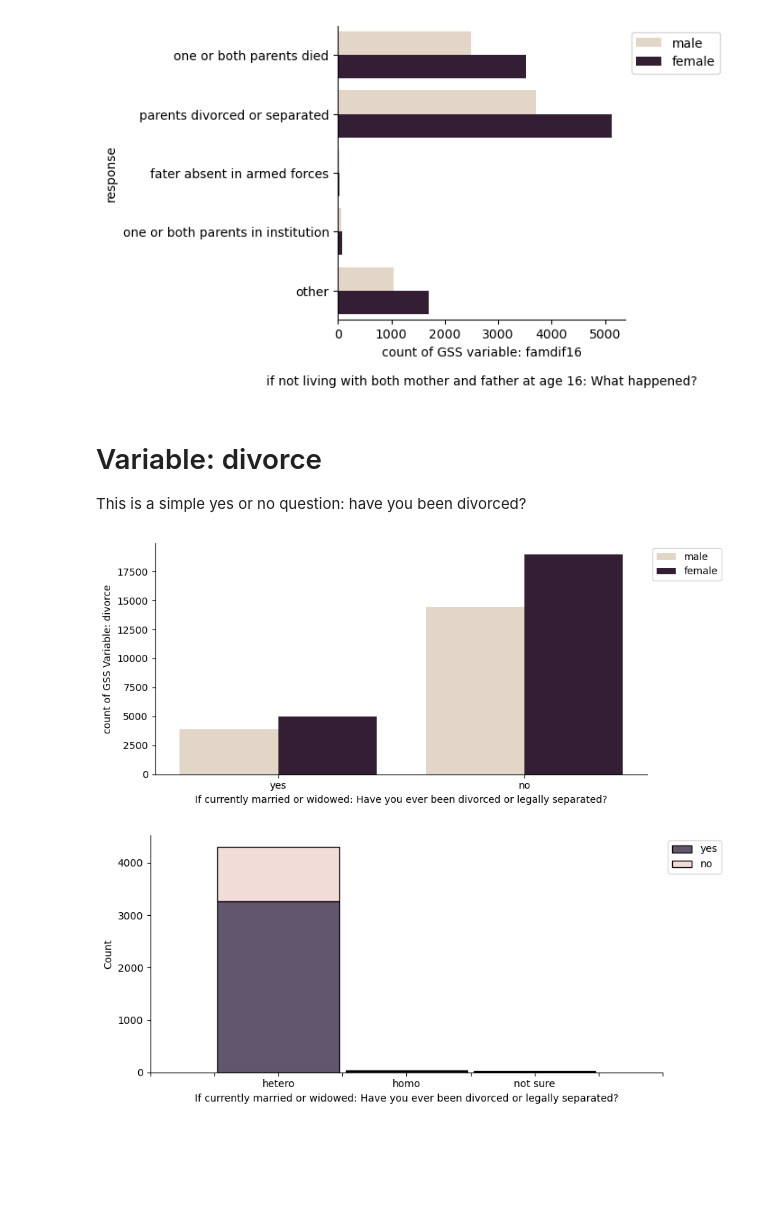
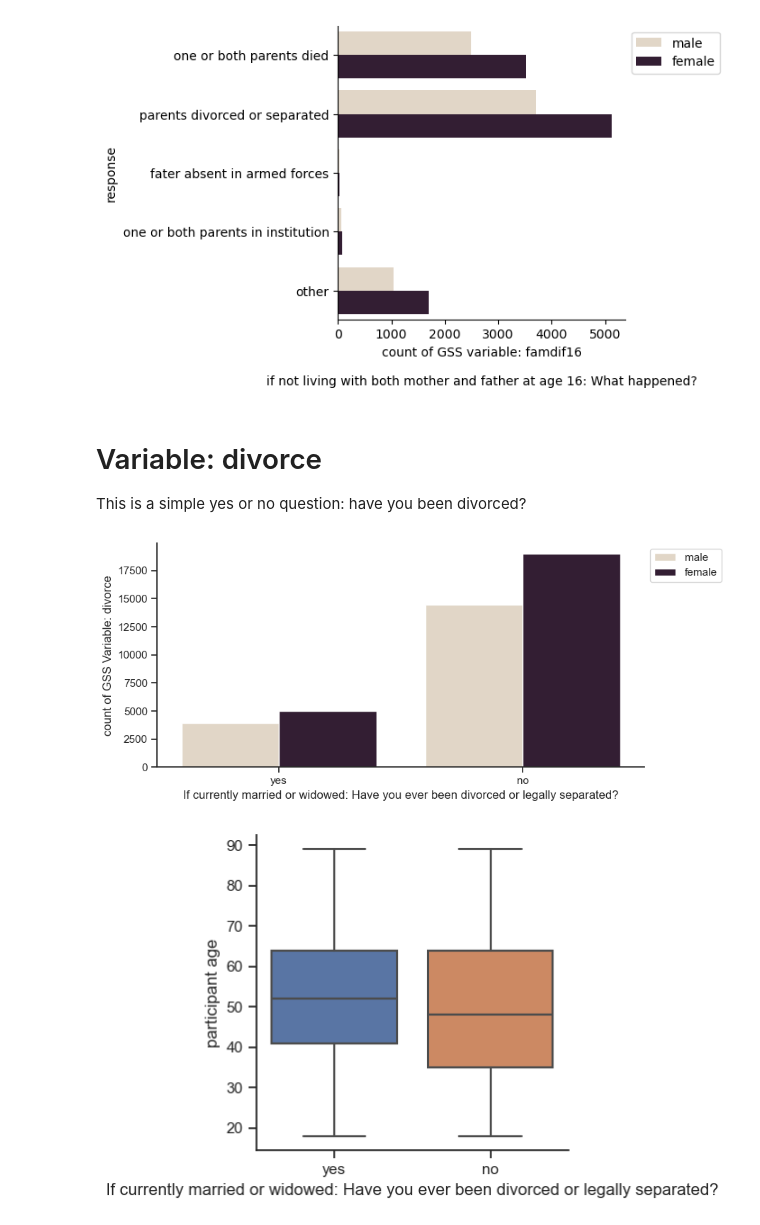
Before and after one commit to CulleyHarrelson/GeneralSocialSurvey, a Jupyter notebook: GSS - Divorce.ipynb, the cells around one changed output. Saved outputs shown, nothing was run; the diff lists cells and outputs as text; code cells hidden in the pictures; blank space fills up the shorter version.

Commit message:
adding age box plots

```diff
--- a/GSS - Divorce.ipynb
+++ b/GSS - Divorce.ipynb
@@ -133,63 +132,52 @@ plt.legend(labels=['male', 'female'], loc = 2, bbox_to_anchor = (1,1))
 warnings.filterwarnings("ignore")
 # %% [output]
 [figure]
-# %% [markdown]
-# Variable: divorce
-
-This is a simple yes or no question: have you been divorced?
+# %% [markdown]
+# Variable: divorce
+
+This is a simple yes or no question: have you been divorced?
 # %%
 # Variable: divorce
 # Category bar plot, broken down by "sex"
 
 p = sns.catplot(
     data=gss,
     x="divorce",
     kind="count",
     palette="ch:.25",
     hue="sex",
     height=4,
     aspect=2,
     legend=False
 )
 labels = ['yes',
           'no']
 
 t = "If currently married or widowed: Have you ever been divorced or legally separated?"
 
 p.set_xticklabels(labels)
 p.set_xlabels(t)
 p.set_ylabels('count of GSS Variable: divorce')
 
 plt.legend(labels=['male', 'female'], loc = 2, bbox_to_anchor = (1,1))
 
 
 warnings.filterwarnings("ignore")
 plt.draw()
 
-l2 = ['', '',
-    'hetero', '',
-    'homo', '',
-    'not sure', '',
-    '']
+h = sns.catplot(
+    data=gss,
+    x="divorce",
+    y="age",
+    kind="box",
+    height=4,
+    aspect=1,
+)
 
-p2 = sns.displot(
-    data=gss,
-    kind="hist",
-    x="martype",
-    hue="divorce",
-    multiple="stack",
-    discrete=True,
-    height=4,
-    aspect=2,
-    legend=False,
-    shrink=.95
-)
-p2.set_xticklabels(l2)
-p2.set_xlabels(t)
-
-plt.legend(labels=['yes', 'no'], loc = 2, bbox_to_anchor = (1,1))
+h.set_xticklabels(labels)
+h.set_xlabels(t)
+h.set_ylabels('participant age')
 plt.draw()
-#gss_functions.values(gss['marital'])
 # %% [output]
-[figure, old version]
+[figure, new version]
-[figure, old version]
+[figure, new version]
```
Also changed, not shown: parts of 6 cells of this notebook.
